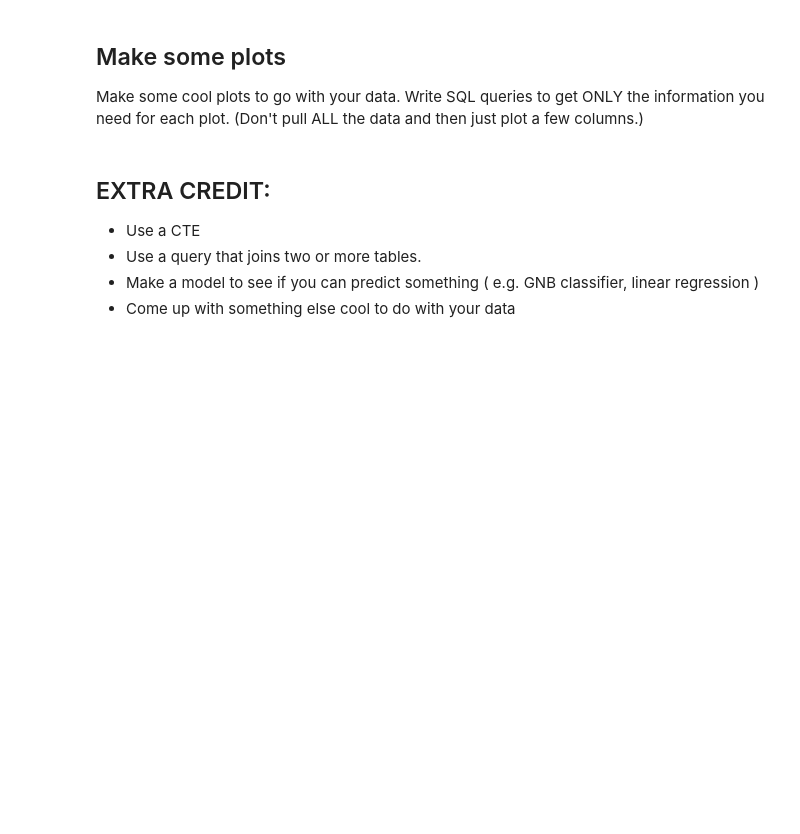
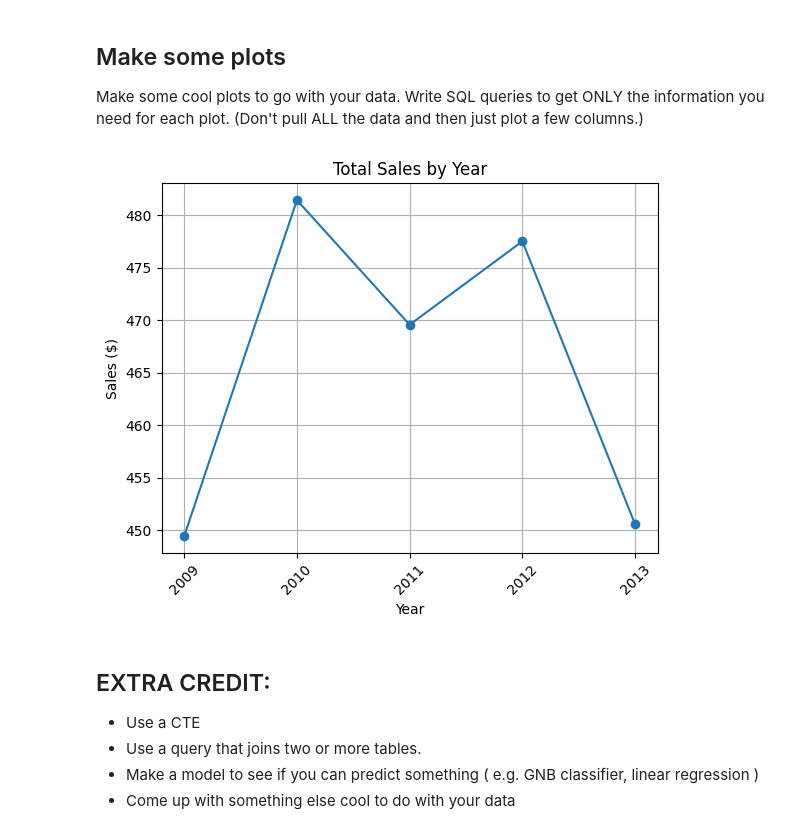
Before and after one commit to test-ds-21/stephanie465337___Data-Science-Portfolio-C21, a Jupyter notebook: Projects/Project-3/SQL.1-Chinook.project.template.ipynb, the cells around one changed output. Saved outputs shown, nothing was run; the diff lists cells and outputs as text; code cells hidden in the pictures; blank space fills up the shorter version.

```diff
--- a/Projects/Project-3/SQL.1-Chinook.project.template.ipynb
+++ b/Projects/Project-3/SQL.1-Chinook.project.template.ipynb
@@ -578,0 +693,12 @@ Column Type Identifier  Nulls  Distinct
+# %%
+query = '''
+  SELECT *
+  FROM playlists
+  JOIN playlist_track
+  ON playlists.PlaylistId = playlist_track.PlaylistId
+  LIMIT 10
+'''
+
+with db.connect("chinook.db") as db_con:
+  df = pd.read_sql_query(query , db_con)
+df
@@ -586,3 +793,13 @@ Here are some practice questions:
 - [Using the R language]( https://rpubs.com/enext777/636199 )
 - [Search Google]( https://www.google.com/search?q=chinook+database+questions )
 - Ask AI to generate some questions for you.  Be sure to mention the Chinook data set.
+# %%
+#Look at invoices
+query = '''
+  SELECT *
+  FROM invoices
+'''
+
+with db.connect("chinook.db") as db_con:
+  df = pd.read_sql_query(query , db_con)
+df
@@ -609,3 +873,26 @@ Make some cool plots to go with your data. Write SQL queries to get ONLY the inf
+# %%
+query = '''
+  SELECT
+    STRFTIME('%Y', InvoiceDate) AS Year,
+    ROUND(SUM(Total),2) AS Sales
+  FROM Invoices
+  GROUP BY Year
+  ORDER BY Year;
+'''
+
+with db.connect("chinook.db") as db_con:
+  df = pd.read_sql_query(query , db_con)
+
+plt.plot(df["Year"], df["Sales"], marker='o')
+plt.xticks(rotation=45)
+plt.title("Total Sales by Year")
+plt.xlabel("Year")
+plt.ylabel("Sales ($)")
+plt.grid(True)
+plt.savefig('sales_by_year.png')
+plt.show()
+# %% [output]
+[figure, added]
 # %% [markdown]
 ## EXTRA CREDIT:
 * Use a CTE
```
Also changed, not shown: parts of 41 cells of this notebook.
